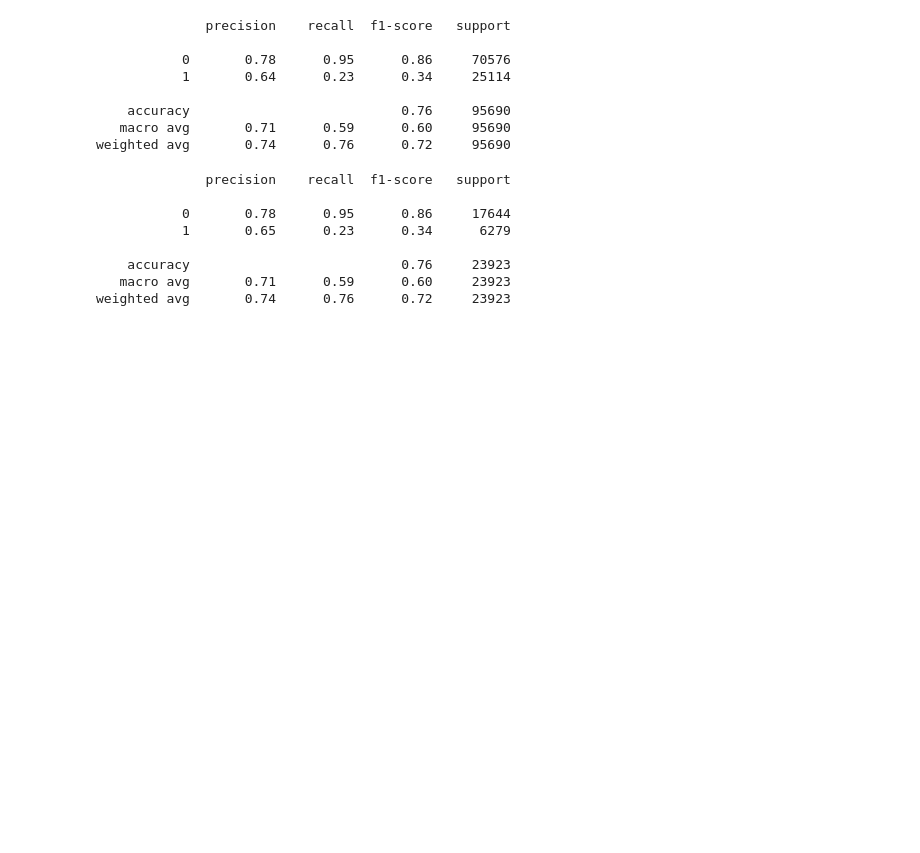
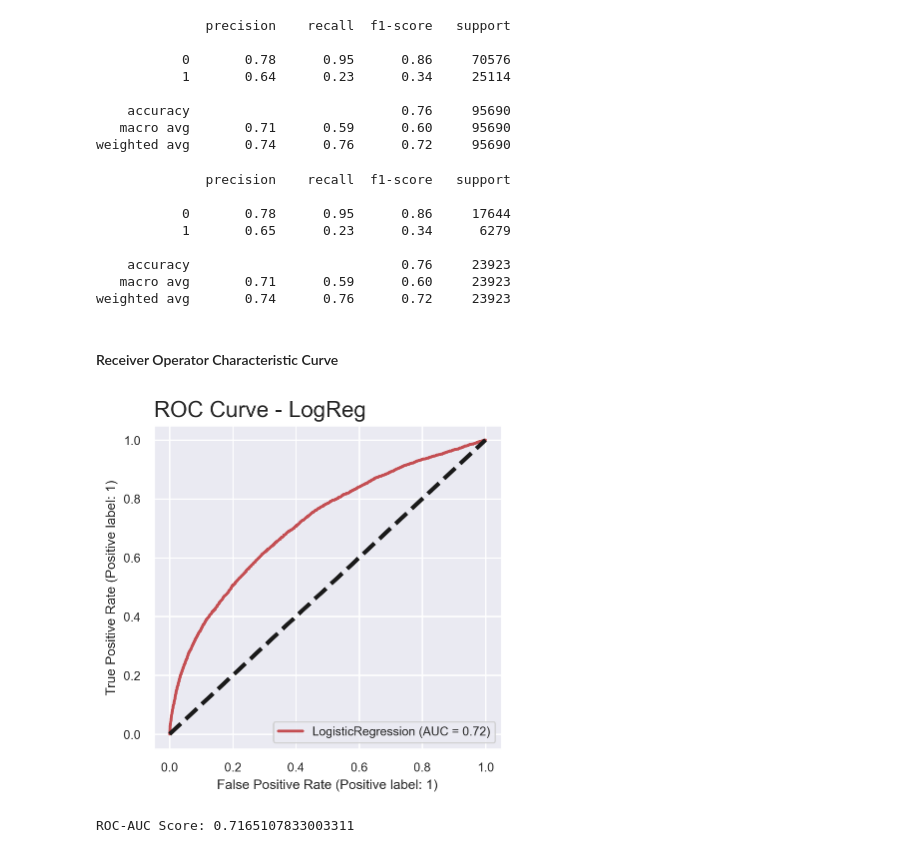
Before and after one commit to fedfioravanti/General_Assembly_Capstone, a Jupyter notebook: GA_Capstone_03_modelling.ipynb, the cells around one changed output. Cells and saved outputs as stored; diff of their text form; code cells hidden in the pictures; blank space fills up the shorter version.

```diff
--- a/GA_Capstone_03_modelling.ipynb
+++ b/GA_Capstone_03_modelling.ipynb
@@ -646,3 +646,17 @@ print(classification_report(y_test, pred_test_logr))
     accuracy                           0.76     23923
    macro avg       0.71      0.59      0.60     23923
 weighted avg       0.74      0.76      0.72     23923
+# %% [markdown]
+#### Receiver Operator Characteristic Curve
+# %%
+fig, ax = plt.subplots(figsize=(4, 4))
+plot_roc_curve(best_logr, X_test, y_test, c='r', lw=2, ax=ax)
+plt.title('ROC Curve - LogReg', loc='left', fontsize = 16)
+ax.plot([0, 1], [0, 1], 'k--', lw=3)
+plt.show()
+# %% [output]
+[figure, added]
+# %%
+print('ROC-AUC Score:', roc_auc_score(y_test, best_logr.predict_proba(X_test)[:, 1]))
+# %% [output]
+ROC-AUC Score: 0.7165107833003311
```
Also changed, not shown: parts of 2 cells of this notebook, 1 other file.
